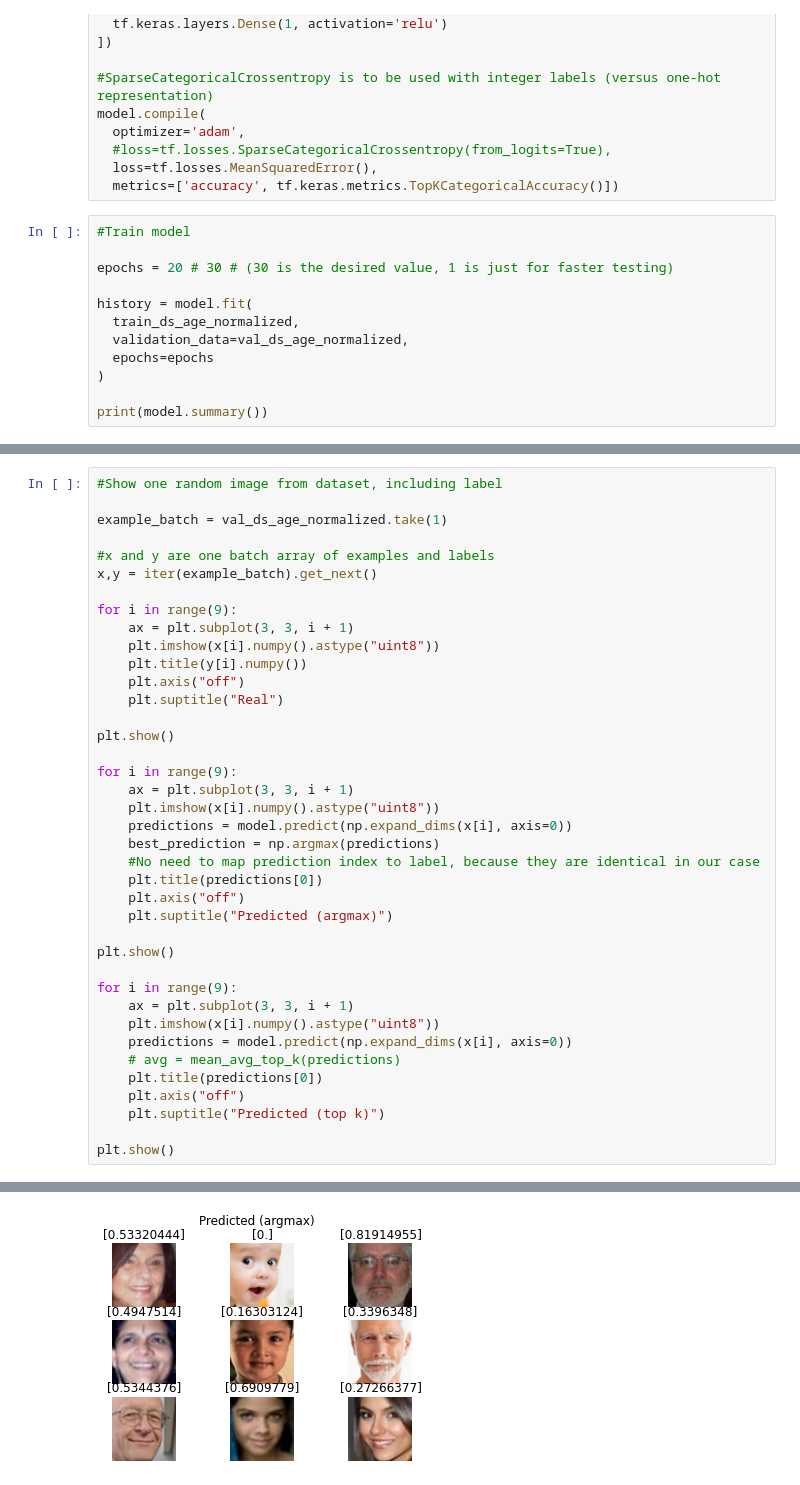
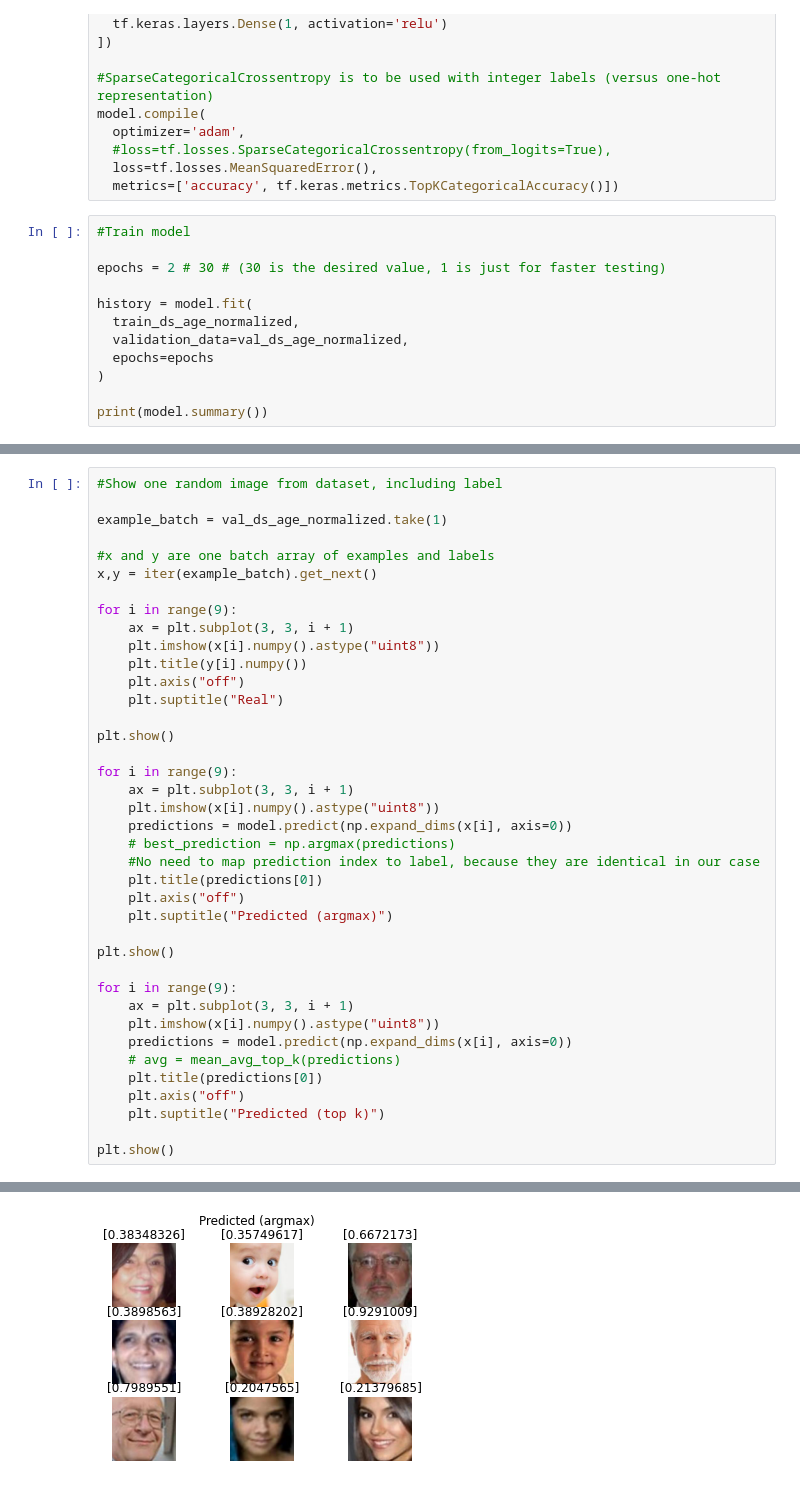
Before and after one commit to buckcri/age-from-face, a Jupyter notebook: code/Project_Notebook.ipynb, the cells around one changed output, grey strips where cells are left out. Drawn from its saved outputs; the diff is of its cells as text.

```diff
--- a/code/Project_Notebook.ipynb
+++ b/code/Project_Notebook.ipynb
@@ -607,7 +611,7 @@ model.compile(
 # %%
 #Train model
 
-epochs = 20 # 30 # (30 is the desired value, 1 is just for faster testing)
+epochs = 2 # 30 # (30 is the desired value, 1 is just for faster testing)
 
 history = model.fit(
   train_ds_age_normalized,
@@ -673,32 +677,32 @@ for i in range(9):
     plt.imshow(x[i].numpy().astype("uint8"))
     plt.title(y[i].numpy())
     plt.axis("off")
     plt.suptitle("Real")
 
 plt.show()
 
 for i in range(9):
     ax = plt.subplot(3, 3, i + 1)
     plt.imshow(x[i].numpy().astype("uint8"))
     predictions = model.predict(np.expand_dims(x[i], axis=0))
-    best_prediction = np.argmax(predictions)
+    # best_prediction = np.argmax(predictions)
     #No need to map prediction index to label, because they are identical in our case
     plt.title(predictions[0])
     plt.axis("off")
     plt.suptitle("Predicted (argmax)")
 
 plt.show()
 
 for i in range(9):
     ax = plt.subplot(3, 3, i + 1)
     plt.imshow(x[i].numpy().astype("uint8"))
     predictions = model.predict(np.expand_dims(x[i], axis=0))
     # avg = mean_avg_top_k(predictions)
     plt.title(predictions[0])
     plt.axis("off")
     plt.suptitle("Predicted (top k)")
 
 plt.show()
 # %% [output]
 [figure]
-[figure, old version]
+[figure, new version]
```
Also changed, not shown: parts of 11 cells of this notebook.
